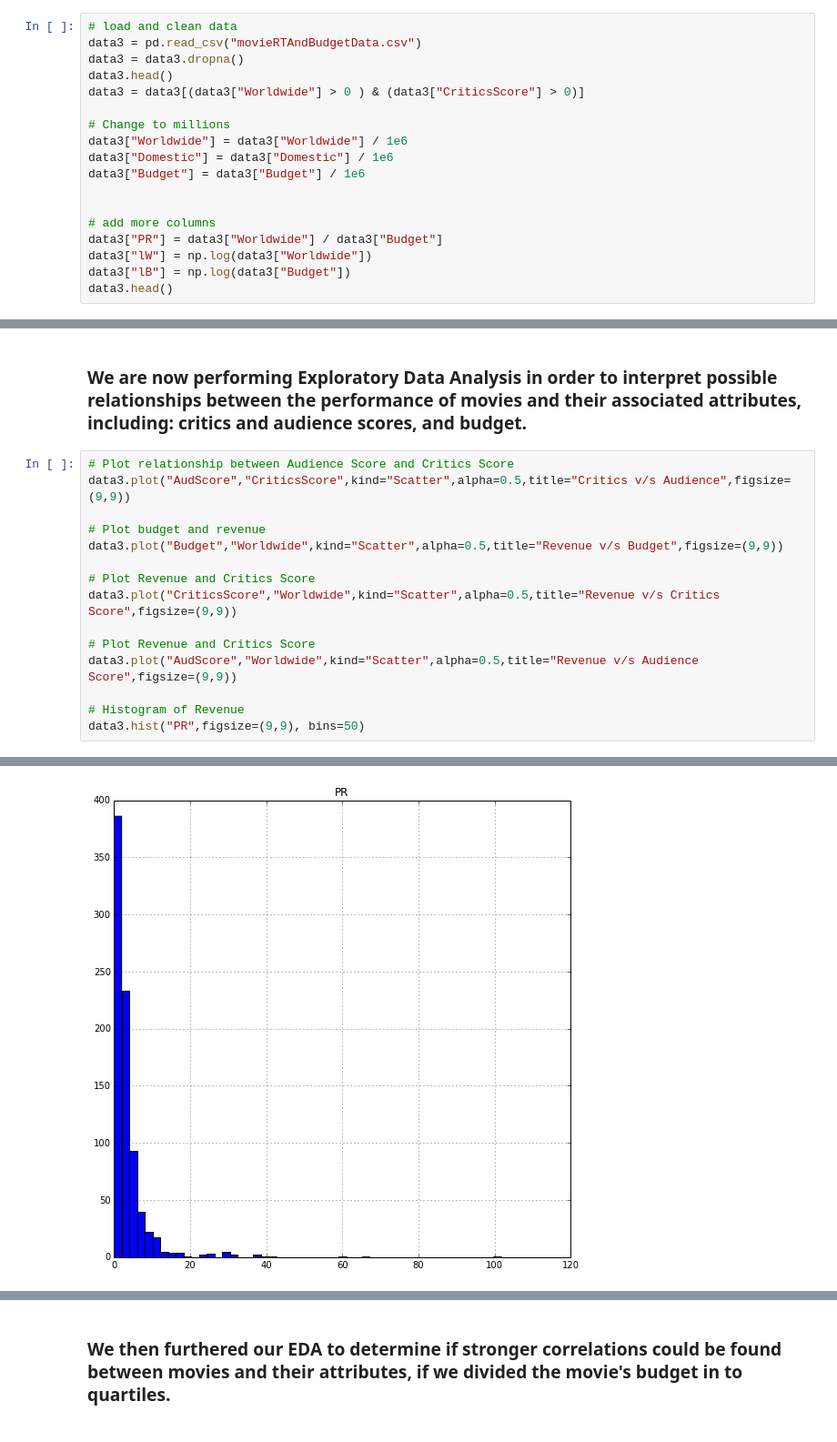
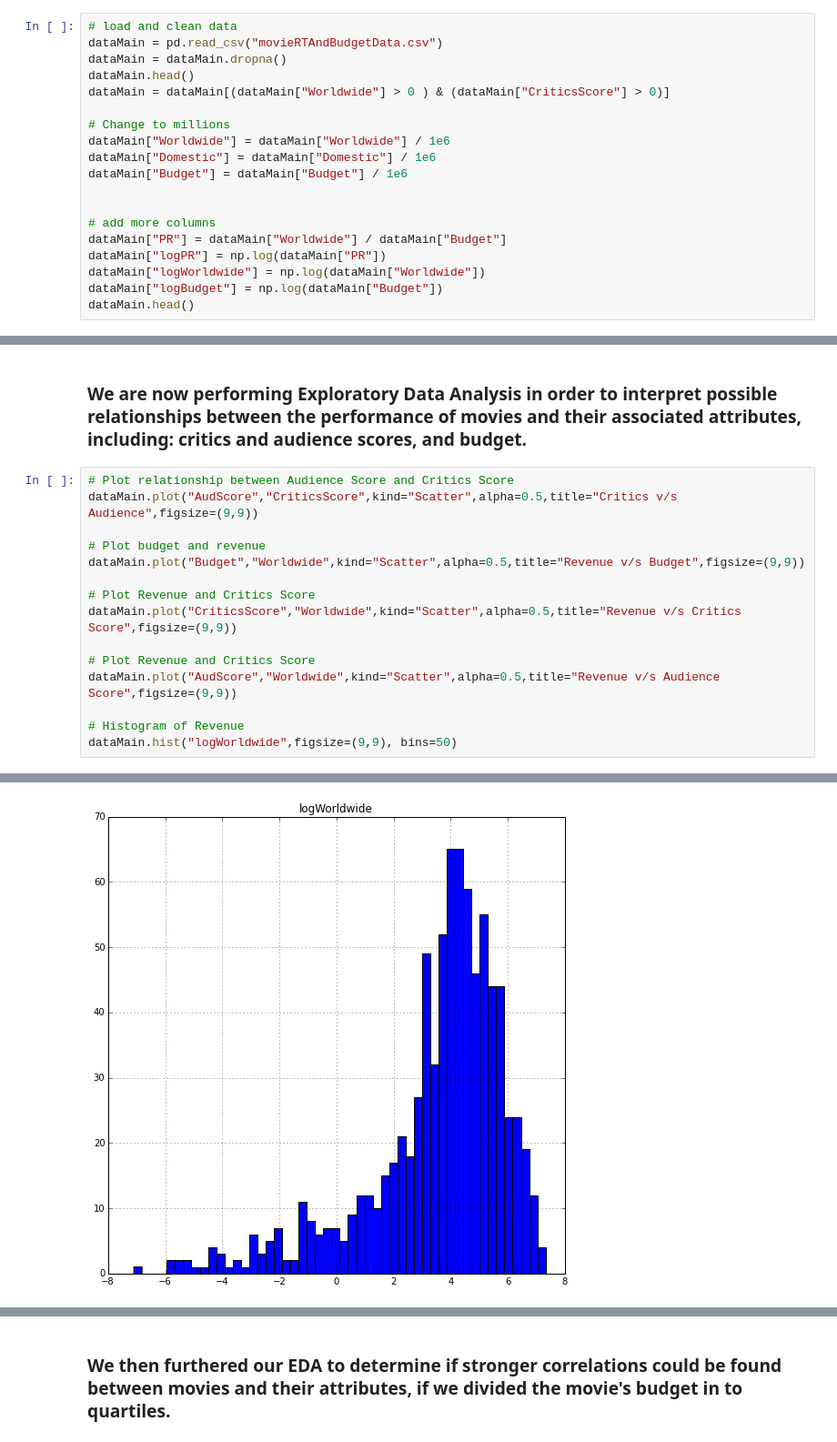
Before and after one commit to akhilketkar/cs209-project, a Jupyter notebook: Pat_Book.ipynb, the cells around one changed output, grey strips where cells are left out. Shown at 91% size. Drawn from its saved outputs; the diff is of its cells as text.

```diff
--- a/Pat_Book.ipynb
+++ b/Pat_Book.ipynb
@@ -27,22 +28,23 @@ import matplotlib.pyplot as plt
 ###     In this notebook, we are performing regression and sentiment analysis. We have previously scraped data from over a thousand movies and stored this in .csv files, using the Rotten Tomatoes  api. Additional data including movie budget and revenue was scraped from "thenumbers.com." The data below is pulled from the .csv files and placed into a DataFrame for analysis.
 # %%
 # load and clean data
-data3 = pd.read_csv("movieRTAndBudgetData.csv")
-data3 = data3.dropna()
-data3.head()
-data3 = data3[(data3["Worldwide"] > 0 ) & (data3["CriticsScore"] > 0)]
+dataMain = pd.read_csv("movieRTAndBudgetData.csv")
+dataMain = dataMain.dropna()
+dataMain.head()
+dataMain = dataMain[(dataMain["Worldwide"] > 0 ) & (dataMain["CriticsScore"] > 0)]
 
 # Change to millions
-data3["Worldwide"] = data3["Worldwide"] / 1e6
-data3["Domestic"] = data3["Domestic"] / 1e6
-data3["Budget"] = data3["Budget"] / 1e6
+dataMain["Worldwide"] = dataMain["Worldwide"] / 1e6
+dataMain["Domestic"] = dataMain["Domestic"] / 1e6
+dataMain["Budget"] = dataMain["Budget"] / 1e6
 
 
 # add more columns
-data3["PR"] = data3["Worldwide"] / data3["Budget"]
-data3["lW"] = np.log(data3["Worldwide"])
-data3["lB"] = np.log(data3["Budget"])
-data3.head()
+dataMain["PR"] = dataMain["Worldwide"] / dataMain["Budget"]
+dataMain["logPR"] = np.log(dataMain["PR"])
+dataMain["logWorldwide"] = np.log(dataMain["Worldwide"])
+dataMain["logBudget"] = np.log(dataMain["Budget"])
+dataMain.head()
 # %% [output]
 |  | AudScore | Cast | CriticsScore | Name | RTData | RTID | Rank | Ratings | RevLink | ReleaseDate | ... |
 | 0 | 90 | [{"name": "Christian Bale", "char... | 88 | The Dark Knight Rises | {"ratings": {"critics_score": 88,... | 771041731 | 3 | {"critics_score": 88, "audience_s... | http://api.rottentomatoes.com/api... | 2012-07-20 | ... |
@@ -54,17 +56,17 @@ data3.head()
 ### We are now performing Exploratory Data Analysis in order to interpret possible relationships between the performance of movies and their associated attributes, including: critics and audience scores, and budget.
 # %%
 # Plot relationship between Audience Score and Critics Score
-data3.plot("AudScore","CriticsScore",kind="Scatter",alpha=0.5,title="Critics v/s Audience",figsize=(9,9))
+dataMain.plot("AudScore","CriticsScore",kind="Scatter",alpha=0.5,title="Critics v/s Audience",figsize=(9,9))
 
 # Plot budget and revenue
-data3.plot("Budget","Worldwide",kind="Scatter",alpha=0.5,title="Revenue v/s Budget",figsize=(9,9))
+dataMain.plot("Budget","Worldwide",kind="Scatter",alpha=0.5,title="Revenue v/s Budget",figsize=(9,9))
 
 # Plot Revenue and Critics Score
-data3.plot("CriticsScore","Worldwide",kind="Scatter",alpha=0.5,title="Revenue v/s Critics Score",figsize=(9,9))
+dataMain.plot("CriticsScore","Worldwide",kind="Scatter",alpha=0.5,title="Revenue v/s Critics Score",figsize=(9,9))
 
 # Plot Revenue and Critics Score
-data3.plot("AudScore","Worldwide",kind="Scatter",alpha=0.5,title="Revenue v/s Audience Score",figsize=(9,9))
+dataMain.plot("AudScore","Worldwide",kind="Scatter",alpha=0.5,title="Revenue v/s Audience Score",figsize=(9,9))
 
 # Histogram of Revenue
-data3.hist("PR",figsize=(9,9), bins=50)
+dataMain.hist("logWorldwide",figsize=(9,9), bins=50)
 # %% [output]
@@ -72,5 +74,5 @@ array([[<matplotlib.axes.AxesSubplot object at 0x...>]], dtype=object)
 [figure]
 [figure]
 [figure]
 [figure]
-[figure, old version]
+[figure, new version]
```
Also changed, not shown: parts of 16 cells of this notebook.
